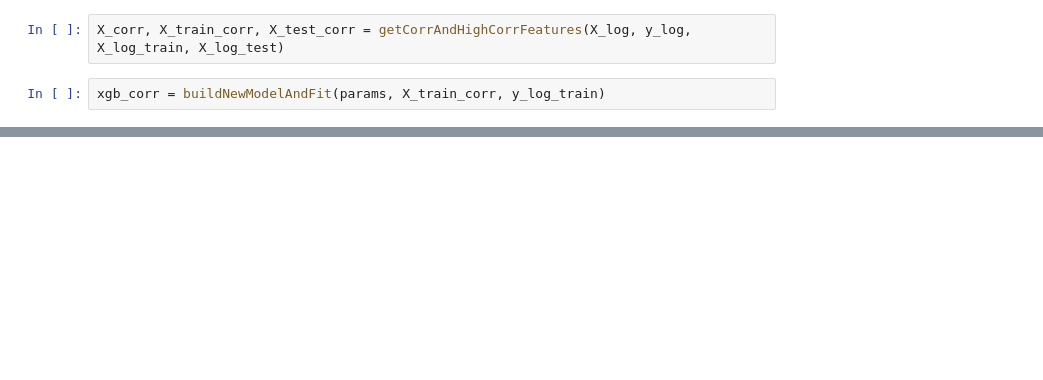
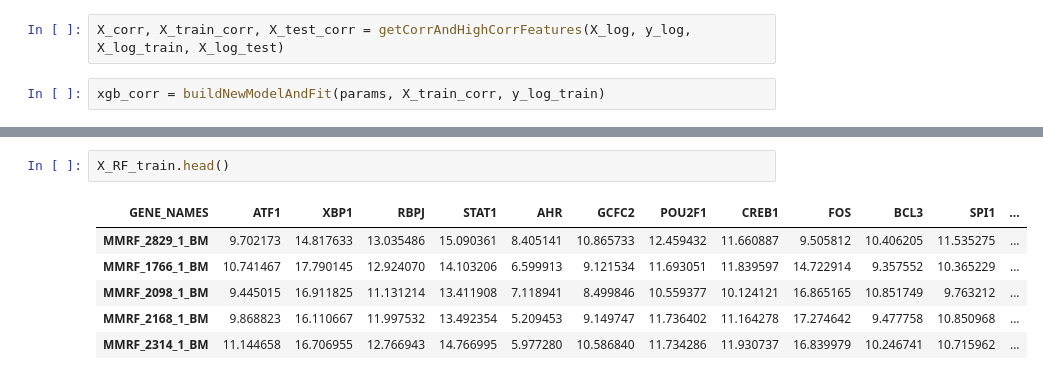
Before and after one commit to vishesh-sarinDXB/CD38_Predictor, a Jupyter notebook: Untitled.ipynb, the cells around one changed output, grey strips where cells are left out. Saved outputs shown, nothing was run; the diff lists cells and outputs as text; blank space fills up the shorter version.

```diff
--- a/Untitled.ipynb
+++ b/Untitled.ipynb
@@ -36,0 +69,9 @@ permImportance()
+# %%
+X_RF_train.head()
+# %% [output]
+| GENE_NAMES | ATF1 | XBP1 | RBPJ | STAT1 | AHR | GCFC2 | POU2F1 | CREB1 | FOS | BCL3 | SPI1 | ... |
+| MMRF_2829_1_BM | 9.702173 | 14.817633 | 13.035486 | 15.090361 | 8.405141 | 10.865733 | 12.459432 | 11.660887 | 9.505812 | 10.406205 | 11.535275 | ... |
+| MMRF_1766_1_BM | 10.741467 | 17.790145 | 12.924070 | 14.103206 | 6.599913 | 9.121534 | 11.693051 | 11.839597 | 14.722914 | 9.357552 | 10.365229 | ... |
+| MMRF_2098_1_BM | 9.445015 | 16.911825 | 11.131214 | 13.411908 | 7.118941 | 8.499846 | 10.559377 | 10.124121 | 16.865165 | 10.851749 | 9.763212 | ... |
+| MMRF_2168_1_BM | 9.868823 | 16.110667 | 11.997532 | 13.492354 | 5.209453 | 9.149747 | 11.736402 | 11.164278 | 17.274642 | 9.477758 | 10.850968 | ... |
+| MMRF_2314_1_BM | 11.144658 | 16.706955 | 12.766943 | 14.766995 | 5.977280 | 10.586840 | 11.734286 | 11.930737 | 16.839979 | 10.246741 | 10.715962 | ... |
```
Also changed, not shown: parts of 10 cells of this notebook, 1 other file.
